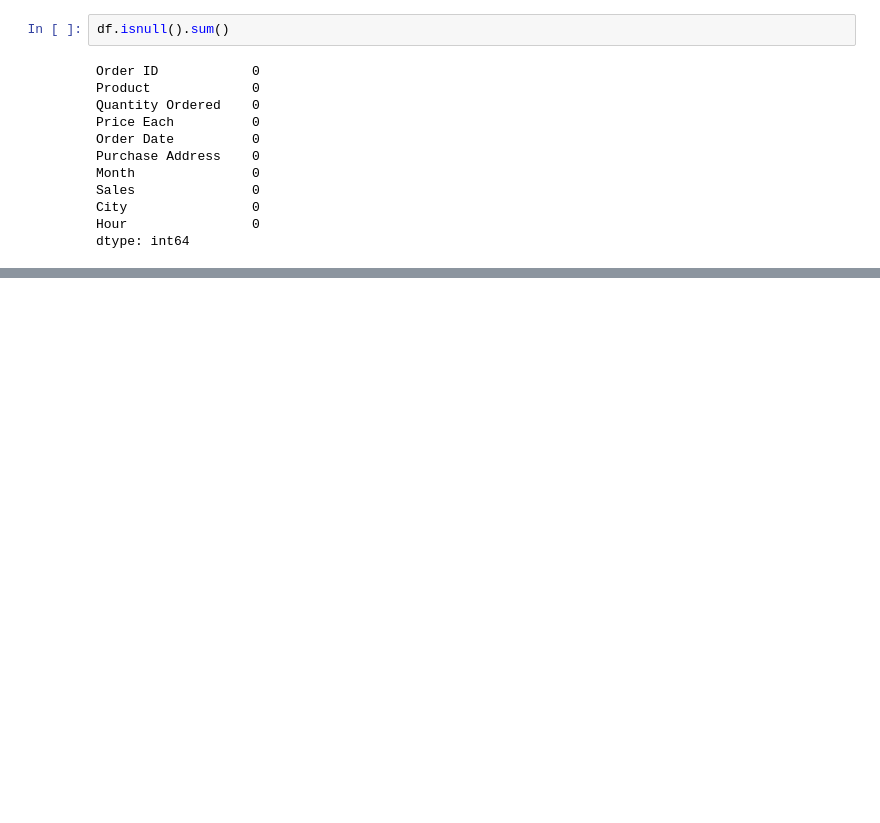
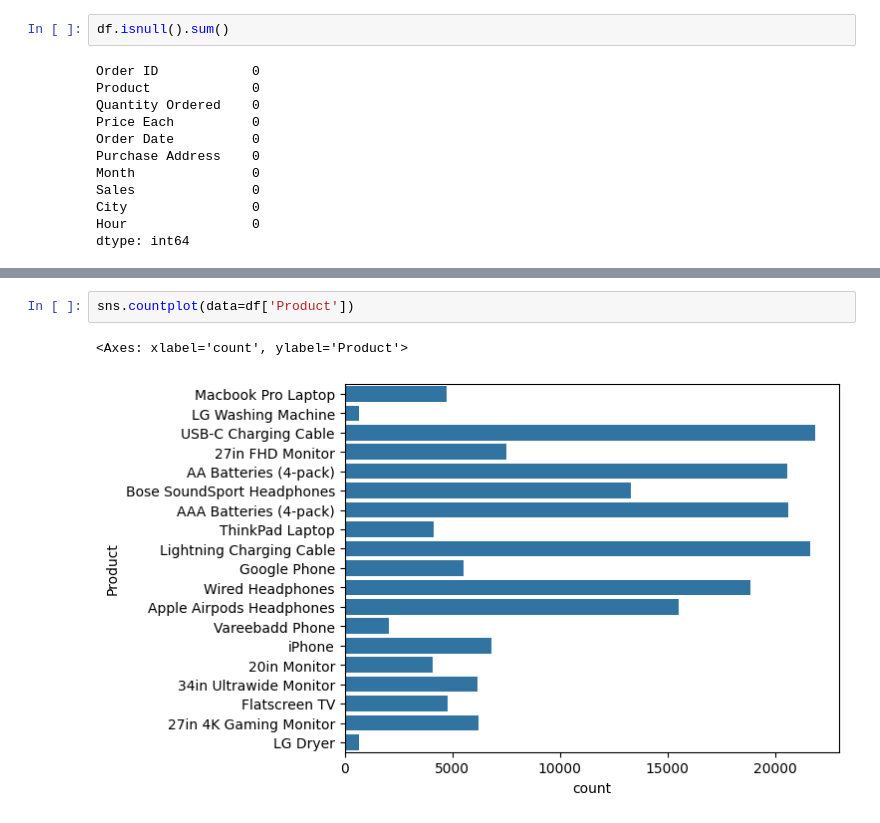
Before and after one commit to JOCRZ/Meriskill-Internship, a Jupyter notebook: Projects/project1.ipynb, the cells around one changed output, grey strips where cells are left out. Drawn from its saved outputs; the diff is of its cells as text; blank space fills up the shorter version.

```diff
--- a/Projects/project1.ipynb
+++ b/Projects/project1.ipynb
@@ -143,0 +289,5 @@ dtype: int64
+# %%
+sns.countplot(data=df['Product'])
+# %% [output]
+<Axes: xlabel='count', ylabel='Product'>
+[figure, added]
```
Also changed, not shown: parts of 11 cells of this notebook.
